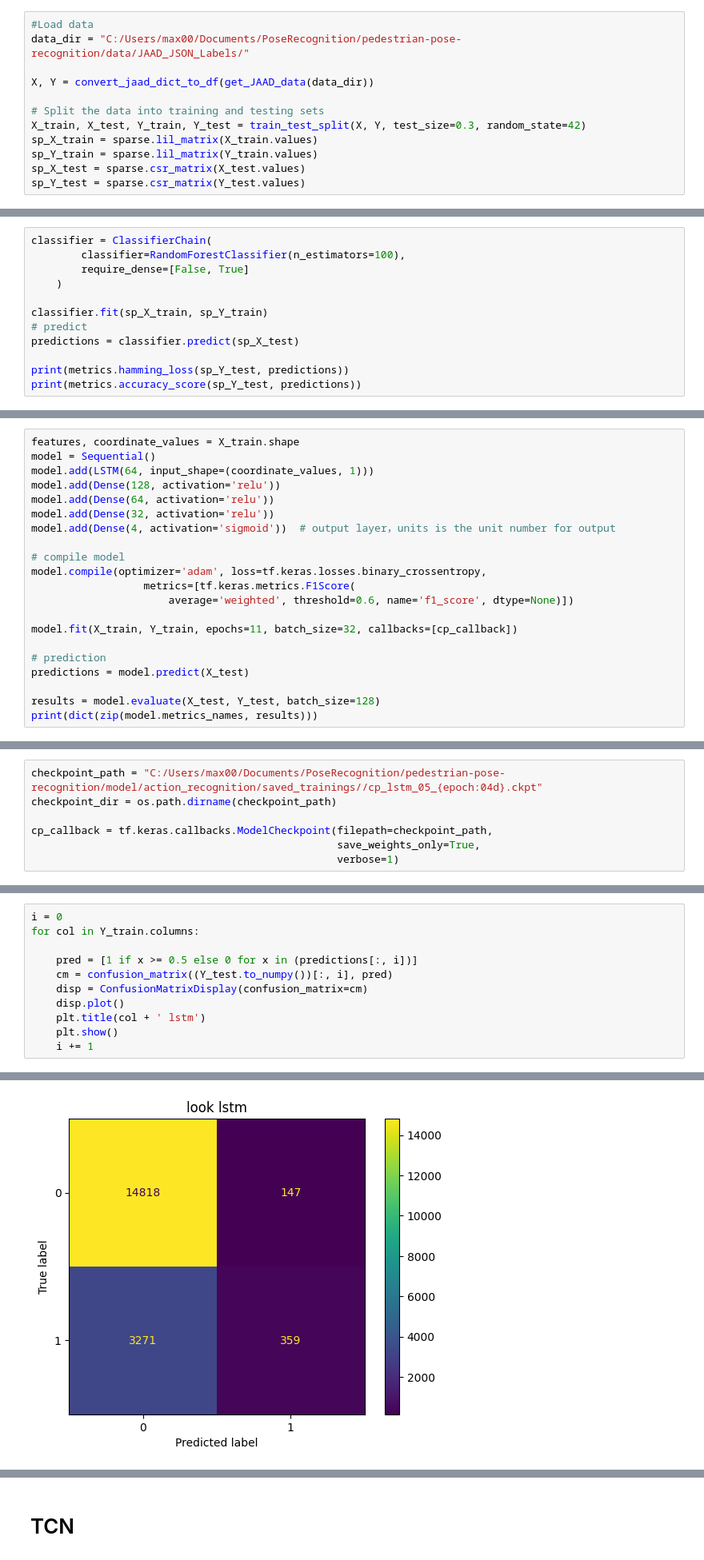
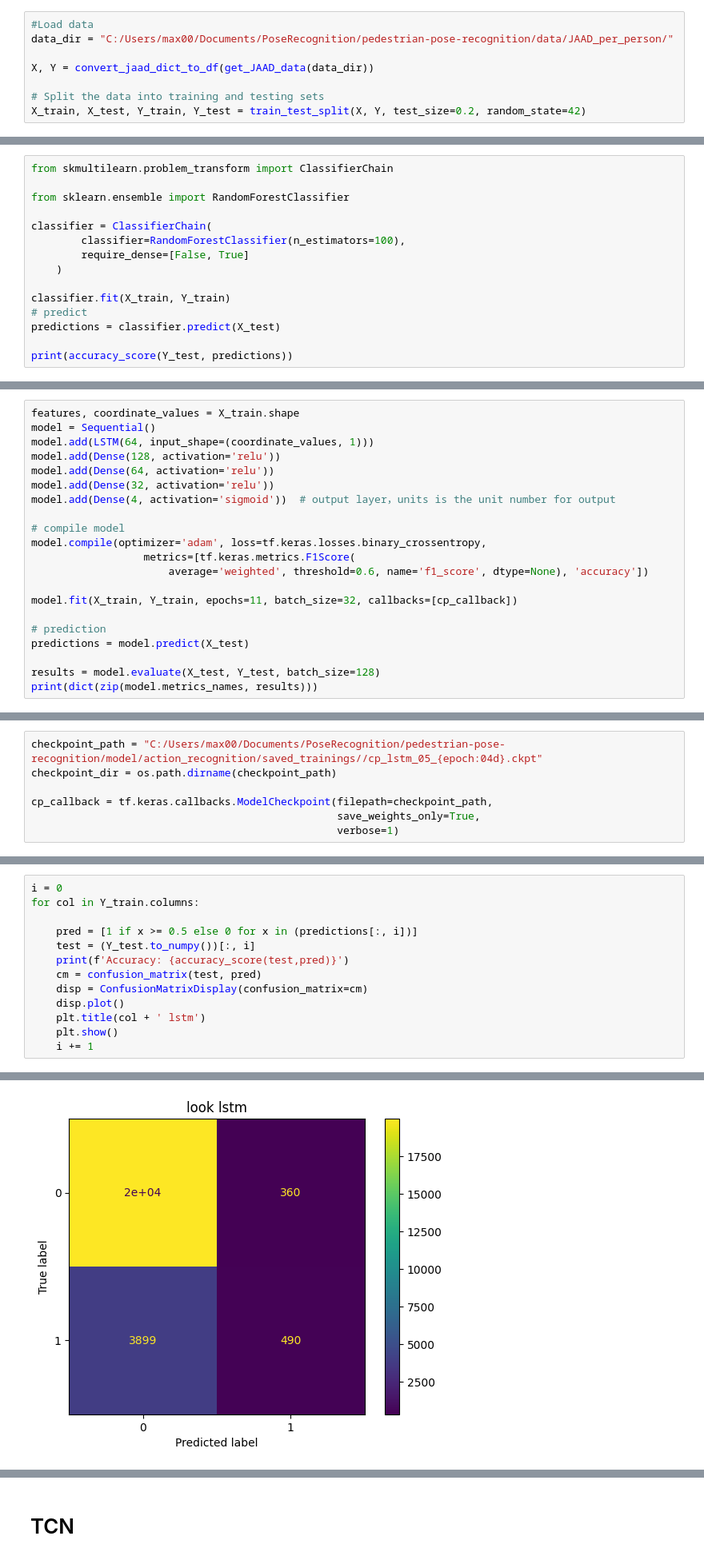
Before and after one commit to deniz997/pedestrian-pose-recognition, a Jupyter notebook: model/action_recognition/simple_classifiers.ipynb, the cells around one changed output, grey strips where cells are left out. Shown at 80% size. Cells and saved outputs as stored; diff of their text form.

Commit message:
update model and data loader

```diff
--- a/model/action_recognition/simple_classifiers.ipynb
+++ b/model/action_recognition/simple_classifiers.ipynb
@@ -14,32 +14,31 @@ from tcn import TCN, tcn_full_summary
 from model.data_parser import convert_jaad_dict_to_df, get_JAAD_data
 # %%
 #Load data
-data_dir = "C:/Users/max00/Documents/PoseRecognition/pedestrian-pose-recognition/data/JAAD_JSON_Labels/"
+data_dir = "C:/Users/max00/Documents/PoseRecognition/pedestrian-pose-recognition/data/JAAD_per_person/"
 
 X, Y = convert_jaad_dict_to_df(get_JAAD_data(data_dir))
 
 # Split the data into training and testing sets
-X_train, X_test, Y_train, Y_test = train_test_split(X, Y, test_size=0.3, random_state=42)
-sp_X_train = sparse.lil_matrix(X_train.values)
-sp_Y_train = sparse.lil_matrix(Y_train.values)
-sp_X_test = sparse.csr_matrix(X_test.values)
-sp_Y_test = sparse.csr_matrix(Y_test.values)
+X_train, X_test, Y_train, Y_test = train_test_split(X, Y, test_size=0.2, random_state=42)
 # %% [output]
 Starting to read JAAD json files!
 # %% [markdown]
 # Random forest
 # %%
+from skmultilearn.problem_transform import ClassifierChain
+
+from sklearn.ensemble import RandomForestClassifier
+
 classifier = ClassifierChain(
         classifier=RandomForestClassifier(n_estimators=100),
         require_dense=[False, True]
     )
 
-classifier.fit(sp_X_train, sp_Y_train)
+classifier.fit(X_train, Y_train)
 # predict
-predictions = classifier.predict(sp_X_test)
+predictions = classifier.predict(X_test)
 
-print(metrics.hamming_loss(sp_Y_test, predictions))
-print(metrics.accuracy_score(sp_Y_test, predictions))
+print(accuracy_score(Y_test, predictions))
 # %% [output]
 0.04928611760909898
 0.8362507058159232
@@ -109,7 +94,7 @@ model.add(Dense(4, activation='sigmoid'))  # output layer，units is the unit nu
 # compile model
 model.compile(optimizer='adam', loss=tf.keras.losses.binary_crossentropy,
                   metrics=[tf.keras.metrics.F1Score(
-                      average='weighted', threshold=0.6, name='f1_score', dtype=None)])
+                      average='weighted', threshold=0.6, name='f1_score', dtype=None), 'accuracy'])
 
 model.fit(X_train, Y_train, epochs=11, batch_size=32, callbacks=[cp_callback])
 
@@ -205,7 +190,9 @@ i = 0
 for col in Y_train.columns:
 
     pred = [1 if x >= 0.5 else 0 for x in (predictions[:, i])]
-    cm = confusion_matrix((Y_test.to_numpy())[:, i], pred)
+    test = (Y_test.to_numpy())[:, i]
+    print(f'Accuracy: {accuracy_score(test,pred)}')
+    cm = confusion_matrix(test, pred)
     disp = ConfusionMatrixDisplay(confusion_matrix=cm)
     disp.plot()
     plt.title(col + ' lstm')
@@ -215 +203 @@ for col in Y_train.columns:
-[figure, old version]
+[figure, new version]
```
Also changed, not shown: parts of 13 cells of this notebook, 3 other files.
